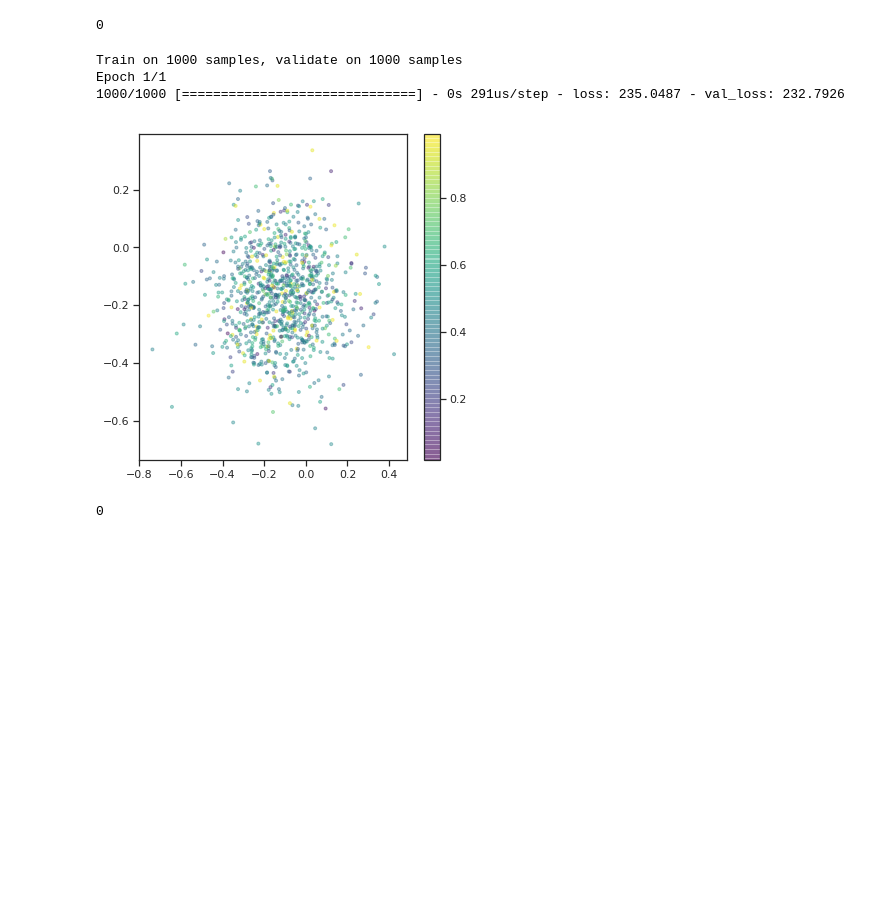
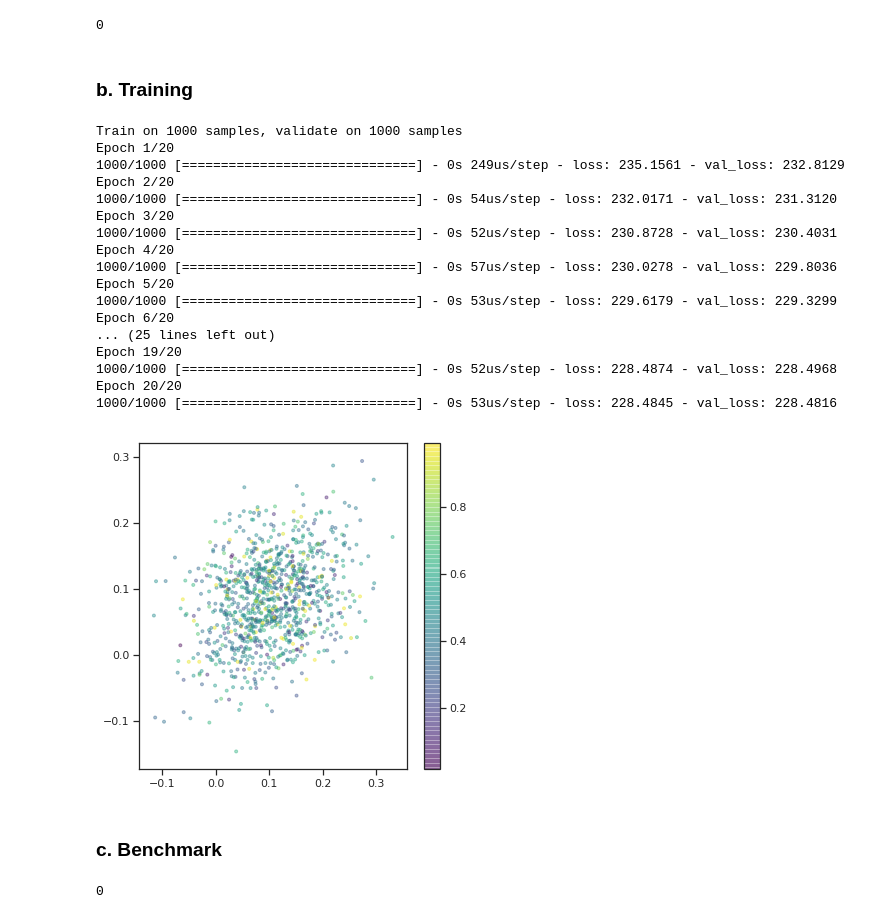
Before and after one commit to Didayolo/generators, a Jupyter notebook: vae_benchmark.ipynb, the cells around one changed output. Drawn from its saved outputs; the diff is of its cells as text; code cells hidden in the pictures; blank space fills up the shorter version.

```diff
--- a/vae_benchmark.ipynb
+++ b/vae_benchmark.ipynb
@@ -43,35 +45,53 @@ TODO: class coloration
 x_train.distance(x_test)
 # %% [output]
 0
+# %% [markdown]
+### b. Training
 # %%
 original_dim = x_train.shape[1]
 batch_size=100
-epochs=1
+epochs=20
 
 model = VAE(original_dim, intermediate_dim=256, latent_dim=4)
 vae, encoder, decoder = model.get_vae(), model.get_encoder(), model.get_decoder()
 
 columns = x_train.columns
 x_train_np, x_test_np = x_train.as_matrix(), x_test.as_matrix()
 
 vae.fit(x_train_np,
         x_train_np,
         shuffle=True,
         epochs=epochs,
         batch_size=batch_size,
         validation_data=(x_test_np, x_test_np))
 
 # display a 2D plot of the digit classes in the latent space
 z_test = encoder.predict(x_test_np, batch_size=batch_size)
 plt.figure(figsize=(6, 6))
 plt.scatter(z_test[:, 0], z_test[:, 1], c=c,
             alpha=.4, s=3**2, cmap='viridis')
 plt.colorbar()
 plt.show()
 # %% [output]
 Train on 1000 samples, validate on 1000 samples
-Epoch 1/1
-1000/1000 [==============================] - 0s 291us/step - loss: 235.0487 - val_loss: 232.7926
+Epoch 1/20
+1000/1000 [==============================] - 0s 249us/step - loss: 235.1561 - val_loss: 232.8129
+Epoch 2/20
+1000/1000 [==============================] - 0s 54us/step - loss: 232.0171 - val_loss: 231.3120
+Epoch 3/20
+1000/1000 [==============================] - 0s 52us/step - loss: 230.8728 - val_loss: 230.4031
+Epoch 4/20
+1000/1000 [==============================] - 0s 57us/step - loss: 230.0278 - val_loss: 229.8036
+Epoch 5/20
+1000/1000 [==============================] - 0s 53us/step - loss: 229.6179 - val_loss: 229.3299
+Epoch 6/20
+... (25 lines left out)
+Epoch 19/20
+1000/1000 [==============================] - 0s 52us/step - loss: 228.4874 - val_loss: 228.4968
+Epoch 20/20
+1000/1000 [==============================] - 0s 53us/step - loss: 228.4845 - val_loss: 228.4816
-[figure, old version]
+[figure, new version]
+# %% [markdown]
+### c. Benchmark
 # %%
 # Generate samples
```
Also changed, not shown: parts of 5 cells of this notebook, 2 other files.
